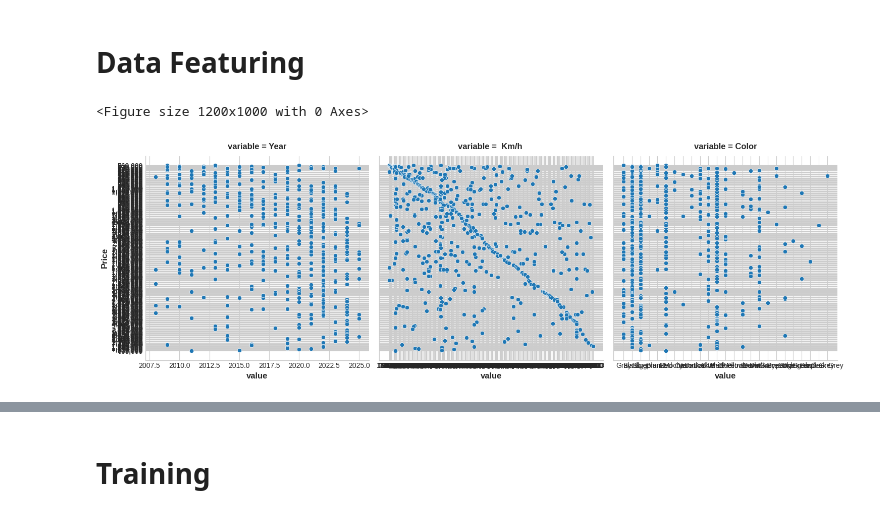
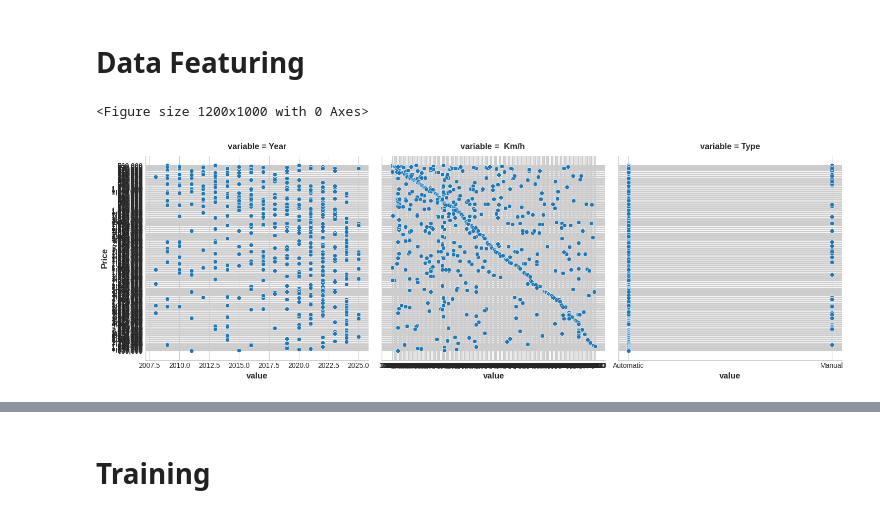
Before and after one commit to WONYOUNG-SONG/Kaggle, a Jupyter notebook: UsedCarPrice/submission.ipynb, the cells around one changed output, grey strips where cells are left out. Cells and saved outputs as stored; diff of their text form; code cells hidden in the pictures.

```diff
--- a/UsedCarPrice/submission.ipynb
+++ b/UsedCarPrice/submission.ipynb
@@ -121,11 +120,11 @@ sns.countplot(ucp_data, y="Brand")
 # %% [markdown]
 # **Data Featuring**
 # %%
-features = ["Year", " Km/h ", "Color"]
+features = ["Year", " Km/h ", "Type"]
 plt.figure(figsize=(12,10))
 sns.relplot(
     x="value", y="Price", col="variable", data=ucp_data.melt(id_vars="Price", value_vars=features), facet_kws=dict(sharex=False),
 );
 # %% [output]
 <Figure size 1200x1000 with 0 Axes>
-[figure, old version]
+[figure, new version]
```
Also changed, not shown: parts of 11 cells of this notebook.
